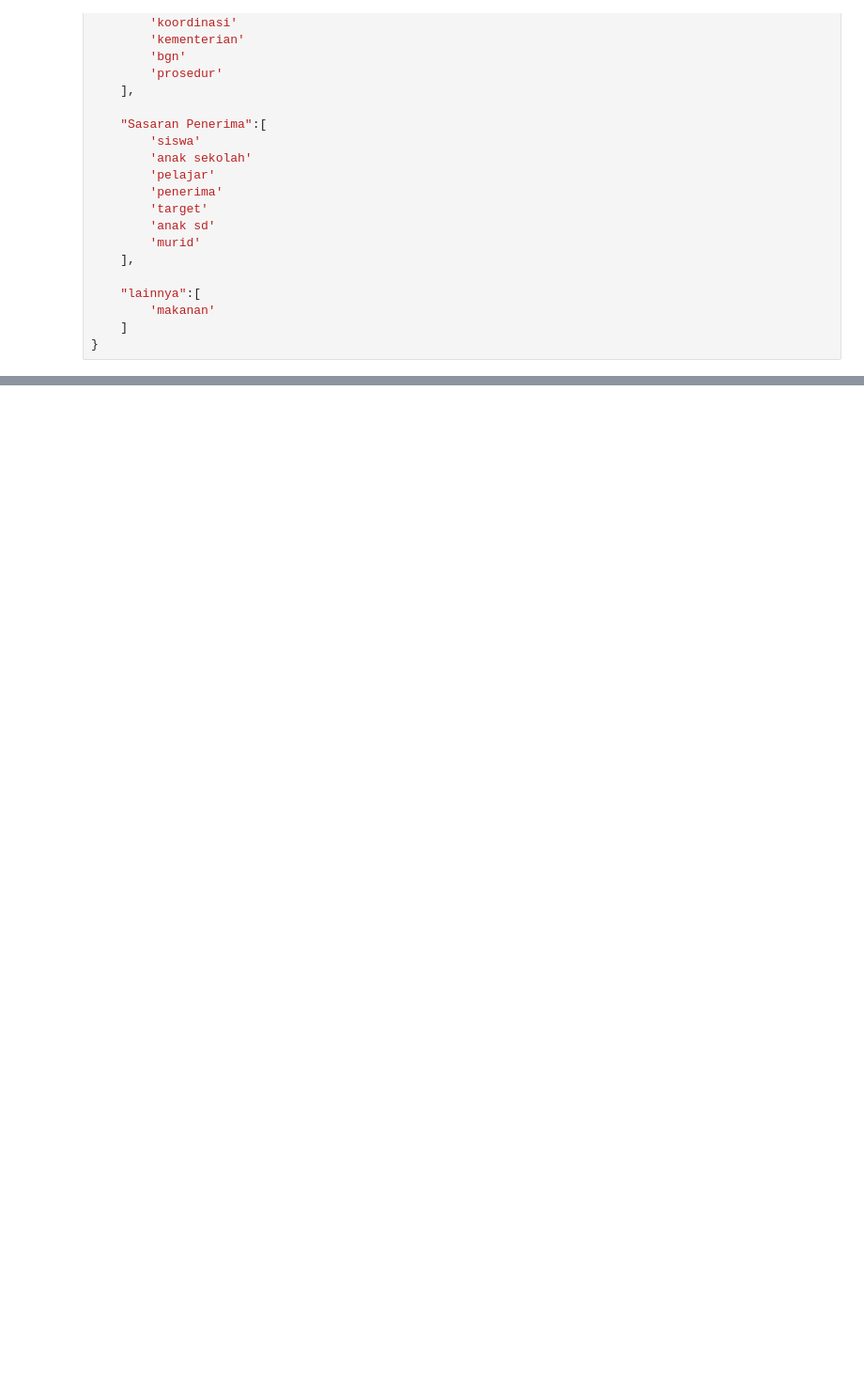
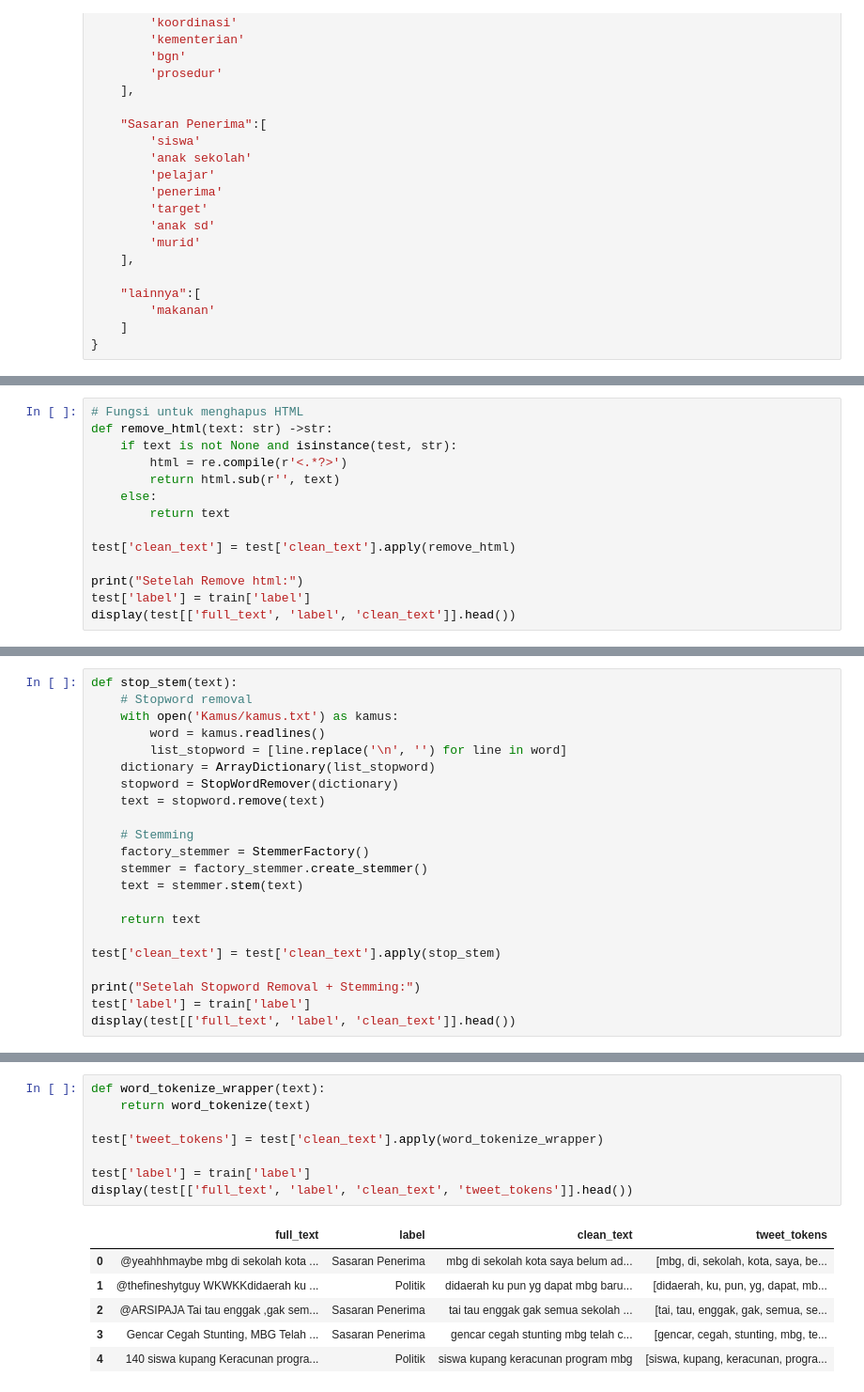
Before and after one commit to Requereves/BDC-2025, a Jupyter notebook: main.ipynb, the cells around one changed output, grey strips where cells are left out. Shown at 94% size. Saved outputs shown, nothing was run; the diff lists cells and outputs as text; blank space fills up the shorter version.

```diff
--- a/main.ipynb
+++ b/main.ipynb
@@ -91,0 +228,14 @@ train.head()
+# %%
+# Fungsi untuk menghapus HTML
+def remove_html(text: str) ->str:
+    if text is not None and isinstance(test, str):
+        html = re.compile(r'<.*?>')
+        return html.sub(r'', text)
+    else:
+        return text
+
+test['clean_text'] = test['clean_text'].apply(remove_html)
+
+print("Setelah Remove html:")
+test['label'] = train['label']
+display(test[['full_text', 'label', 'clean_text']].head())
@@ -91,0 +283,22 @@ train.head()
+# %%
+def stop_stem(text):
+    # Stopword removal
+    with open('Kamus/kamus.txt') as kamus:
+        word = kamus.readlines()
+        list_stopword = [line.replace('\n', '') for line in word]
+    dictionary = ArrayDictionary(list_stopword)
+    stopword = StopWordRemover(dictionary)
+    text = stopword.remove(text)
+
+    # Stemming
+    factory_stemmer = StemmerFactory()
+    stemmer = factory_stemmer.create_stemmer()
+    text = stemmer.stem(text)
+
+    return text
+
+test['clean_text'] = test['clean_text'].apply(stop_stem)
+
+print("Setelah Stopword Removal + Stemming:")
+test['label'] = train['label']
+display(test[['full_text', 'label', 'clean_text']].head())
@@ -91,0 +313,15 @@ train.head()
+# %%
+def word_tokenize_wrapper(text):
+    return word_tokenize(text)
+
+test['tweet_tokens'] = test['clean_text'].apply(word_tokenize_wrapper)
+
+test['label'] = train['label']
+display(test[['full_text', 'label', 'clean_text', 'tweet_tokens']].head())
+# %% [output]
+|  | full_text | label | clean_text | tweet_tokens |
+| 0 | @yeahhhmaybe mbg di sekolah kota ... | Sasaran Penerima | mbg di sekolah kota saya belum ad... | [mbg, di, sekolah, kota, saya, be... |
+| 1 | @thefineshytguy WKWKKdidaerah ku ... | Politik | didaerah ku pun yg dapat mbg baru... | [didaerah, ku, pun, yg, dapat, mb... |
+| 2 | @ARSIPAJA Tai tau enggak ,gak sem... | Sasaran Penerima | tai tau enggak gak semua sekolah ... | [tai, tau, enggak, gak, semua, se... |
+| 3 | Gencar Cegah Stunting, MBG Telah ... | Sasaran Penerima | gencar cegah stunting mbg telah c... | [gencar, cegah, stunting, mbg, te... |
+| 4 | 140 siswa kupang Keracunan progra... | Politik | siswa kupang keracunan program mbg | [siswa, kupang, keracunan, progra... |
```
Also changed, not shown: parts of 25 cells of this notebook.
